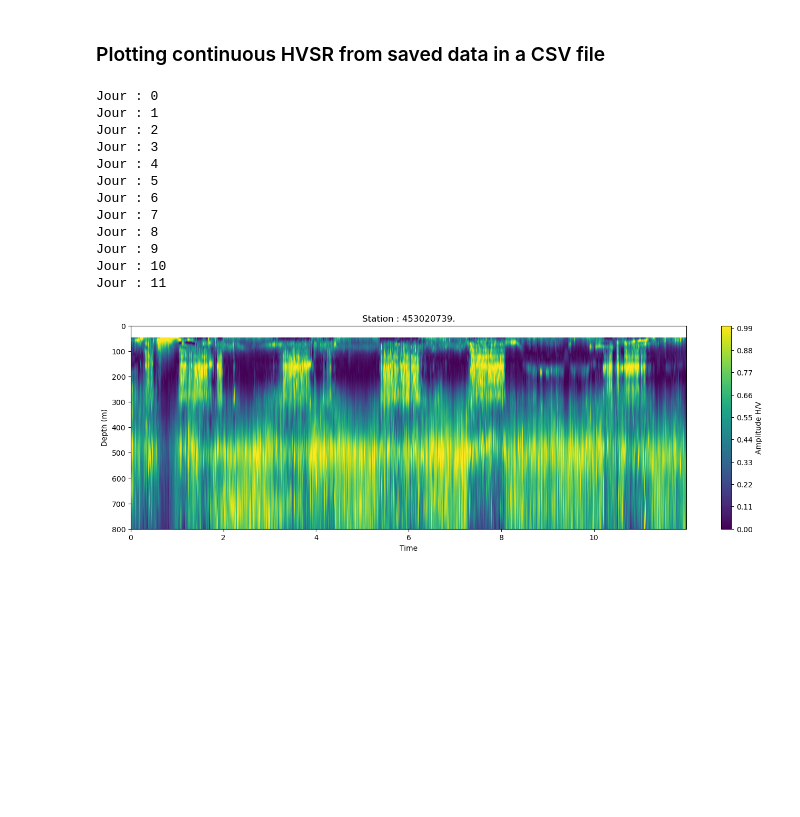
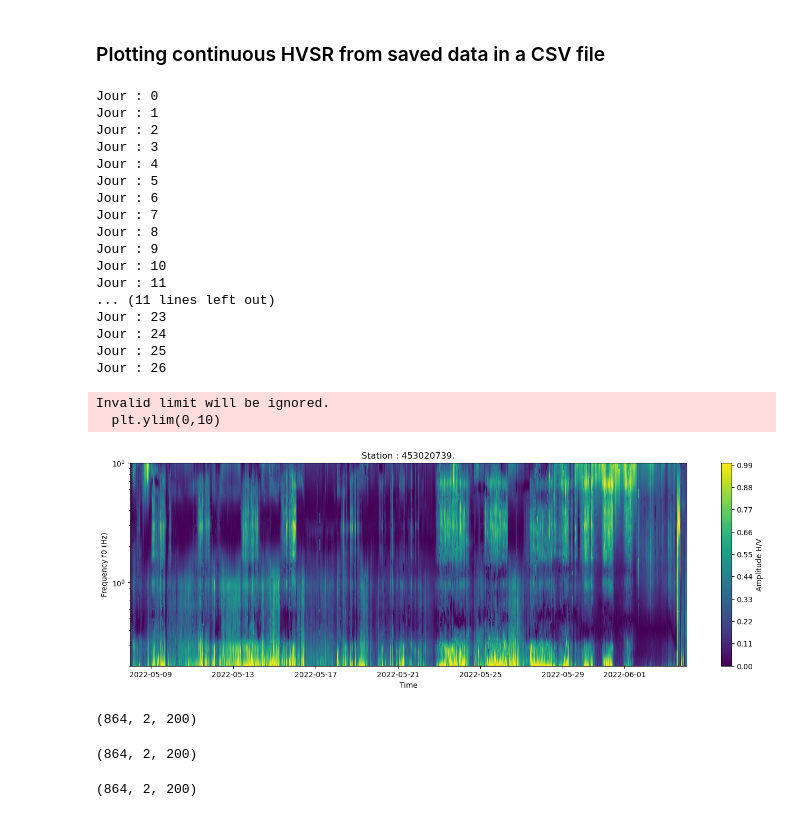
Before and after one commit to jgovoort/sismo-memo, a Jupyter notebook: Ice-thickness.ipynb, the cells around one changed output. Cells and saved outputs as stored; diff of their text form; code cells hidden in the pictures; blank space fills up the shorter version.

```diff
--- a/Ice-thickness.ipynb
+++ b/Ice-thickness.ipynb
@@ -249,7 +249,7 @@ def hv_maximum(sensor, windowlenght, f_min, f_max) :
     distribution_mc = "lognormal"
 
     width = 0.1 #Width of cosine taper {0. - 1.}. Geopsy default of 0.05 is equal to 0.1 -> 0.1 is recommended
-    bandwidth = 30 # Konno and Ohmachi smoothing constant
+    bandwidth = 40 # Konno and Ohmachi smoothing constant
 
 
     # Boolean to control whether Butterworth filter is applied.
@@ -449,60 +415,85 @@ ContiHVTime = []
 ContiHVFreq = []
 ContiHVAmp = []
 
-for day in range(12) :
-    for i in range(144) :
+for day in range(27) :
+    for i in range(72) :
         filename = str(namestt)+str(day)+'.'+str(i)+'.csv'
         filepath = root+filename
         line = 0
         tmpfrq = []
         tmpamp = []
+        tmptimedep = []
+        tmptimeend = []
         with open(filepath) as file :
                 readcsv = csv.reader(file, delimiter=',')
                 for row in readcsv :
                     if line > 0 and row != [] :
                         tmpfrq.append(float(row[0]))
                         tmpamp.append(float(row[1]))
+                        tmptimedep.append(datetime.datetime.strptime(str(row[2]),'%Y-%m-%d %H:%M:%S'))
+                        tmptimeend.append(datetime.datetime.strptime(str(row[3]),'%Y-%m-%d %H:%M:%S'))
                     line += 1
 
         tmpamp = normalize(tmpamp)
 
         HTOT = 1900/(4*np.array(tmpfrq))
 
-
-        ContiHVTime.append(np.repeat(day+(i/144), len(tmpfrq)))
-        ContiHVFreq.append(HTOT)
+        ContiHVTime.append(tmptimedep)
+        ContiHVTime.append(tmptimeend)
+        ContiHVFreq.append(tmpfrq)
+        ContiHVFreq.append(tmpfrq)
+        ContiHVAmp.append(tmpamp)
         ContiHVAmp.append(tmpamp)
 
     print('Jour : '+str(day))
 
 ContiHVTime = np.array(ContiHVTime)
 ContiHVFreq = np.array(ContiHVFreq)
 ContiHVAmp = np.array(ContiHVAmp)
 
 plt.contourf(ContiHVTime, ContiHVFreq,ContiHVAmp, 100)
 plt.colorbar(label = "Amplitude H/V")
 plt.title('Station : '+str(namestt) )
-#plt.yscale('log')
-plt.ylim(0,800)
-plt.gca().invert_yaxis()
+plt.yscale('log')
+plt.ylim(0,10)
+#plt.gca().invert_yaxis()
 plt.xlabel('Time')
-#plt.ylabel('Frequency f0 (Hz)')
-plt.ylabel('Depth (m)')
+plt.ylabel('Frequency f0 (Hz)')
+#plt.ylabel('Depth (m)')
 
 plt.savefig('plot_ice_thick/continuous_HVintensity_'+str(namestt)+'.png')
 
 plt.show()
 # %% [output]
 Jour : 0
 Jour : 1
 Jour : 2
 Jour : 3
 Jour : 4
 Jour : 5
 Jour : 6
 Jour : 7
 Jour : 8
 Jour : 9
 Jour : 10
 Jour : 11
+... (11 lines left out)
+Jour : 23
+Jour : 24
+Jour : 25
+Jour : 26
+Invalid limit will be ignored.
+  plt.ylim(0,10)
-[figure, old version]
+[figure, new version]
+# %%
+ContiHVFreq.shape
+# %% [output]
+(864, 2, 200)
+# %%
+ContiHVTime.shape
+# %% [output]
+(864, 2, 200)
+# %%
+ContiHVAmp.shape
+# %% [output]
+(864, 2, 200)
```
Also changed, not shown: parts of 1 cell of this notebook, 7 other files.
